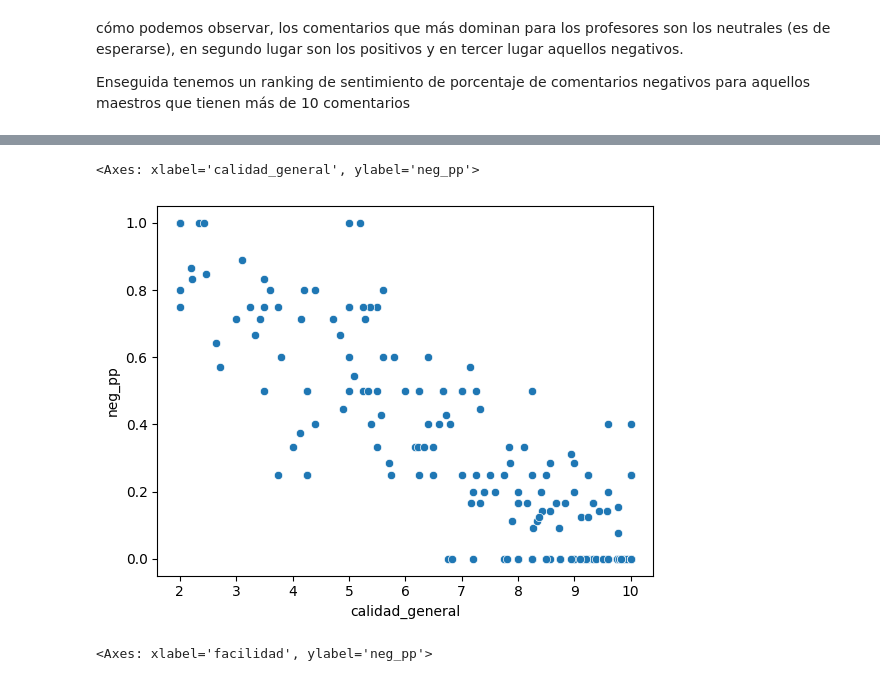
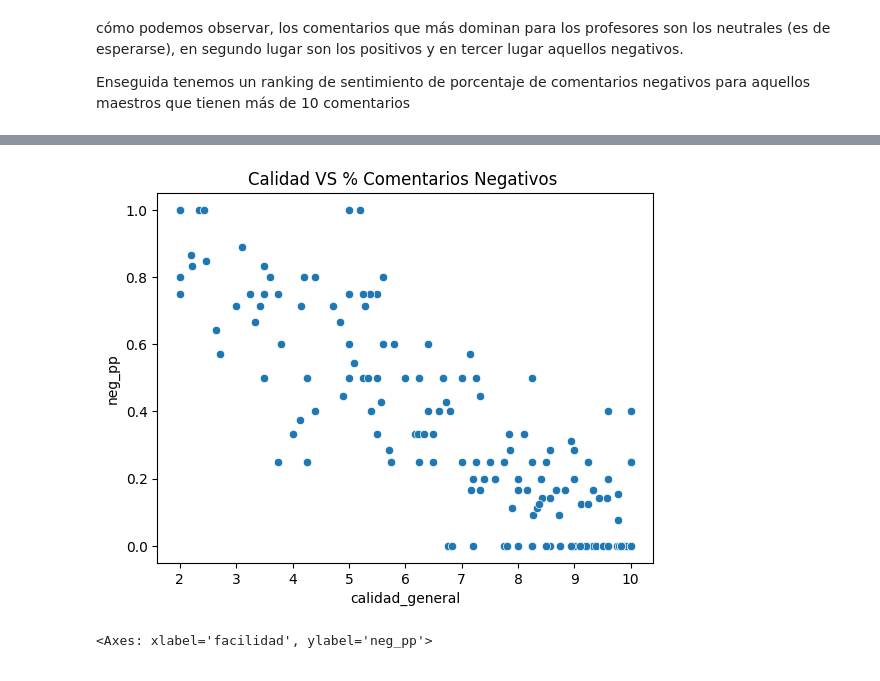
Before and after one commit to aldojda/BigData, a Jupyter notebook: Proyecto_1_Sentiment_Analysis_WebScrapping.ipynb, the cells around one changed output, grey strips where cells are left out. Drawn from its saved outputs; the diff is of its cells as text; code cells hidden in the pictures.

```diff
--- a/Proyecto_1_Sentiment_Analysis_WebScrapping.ipynb
+++ b/Proyecto_1_Sentiment_Analysis_WebScrapping.ipynb
@@ -393,10 +417,11 @@ tab["comentarios"] = tab["NEG"] +  tab["POS"] +  tab["NEU"]
 tab["neg_pp"] = tab["NEG"] /tab["comentarios"]
 # %%
 import seaborn as sns
-sns.scatterplot(tab[tab.comentarios > 3], x = "calidad_general", y = "neg_pp")
+ax = sns.scatterplot(tab[tab.comentarios > 3], x = "calidad_general", y = "neg_pp")
+plt.title("Calidad VS % Comentarios Negativos ")
+plt.show()
 # %% [output]
-<Axes: xlabel='calidad_general', ylabel='neg_pp'>
-[figure, old version]
+[figure, new version]
 # %%
 import seaborn as sns
 sns.scatterplot(tab[tab.comentarios > 3], x = "facilidad", y = "neg_pp")
```
Also changed, not shown: parts of 13 cells of this notebook.
